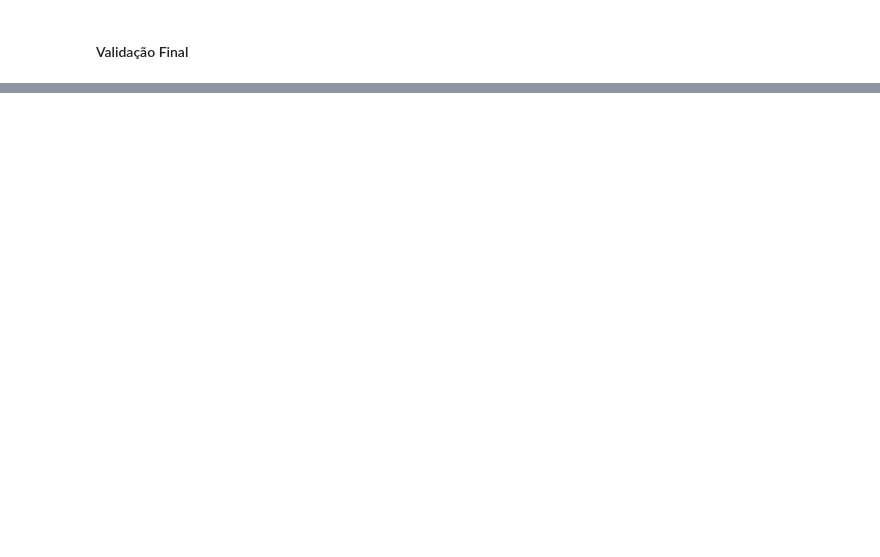
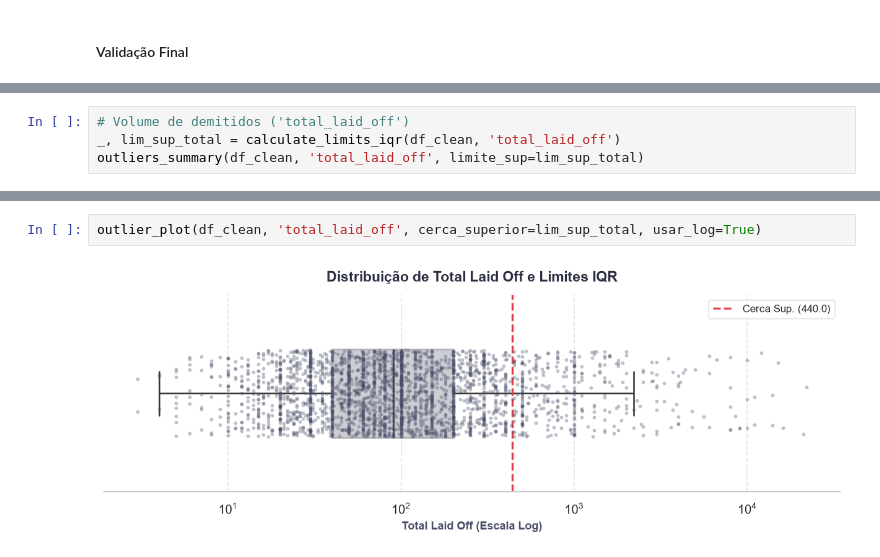
Before and after one commit to AleCecilio/digital_entertainment_layoffs, a Jupyter notebook: notebooks/01_data_cleaning.ipynb, the cells around one changed output, grey strips where cells are left out. Drawn from its saved outputs; the diff is of its cells as text; blank space fills up the shorter version.

```diff
--- a/notebooks/01_data_cleaning.ipynb
+++ b/notebooks/01_data_cleaning.ipynb
@@ -1472,0 +1453,4 @@ Error:
+# %%
+# Volume de demitidos ('total_laid_off')
+_, lim_sup_total = calculate_limits_iqr(df_clean, 'total_laid_off')
+outliers_summary(df_clean, 'total_laid_off', limite_sup=lim_sup_total)
@@ -1472,0 +1484,4 @@ Error:
+# %%
+outlier_plot(df_clean, 'total_laid_off', cerca_superior=lim_sup_total, usar_log=True)
+# %% [output]
+[figure, added]
```
Also changed, not shown: parts of 79 cells of this notebook, 2 other files.
